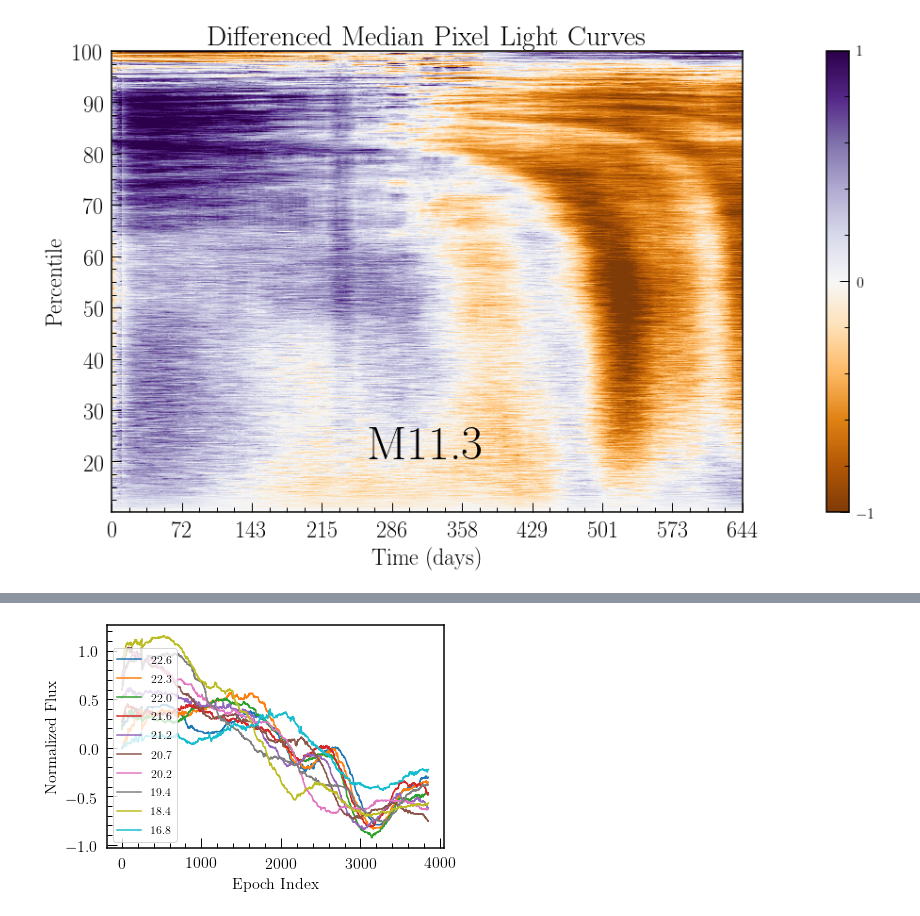
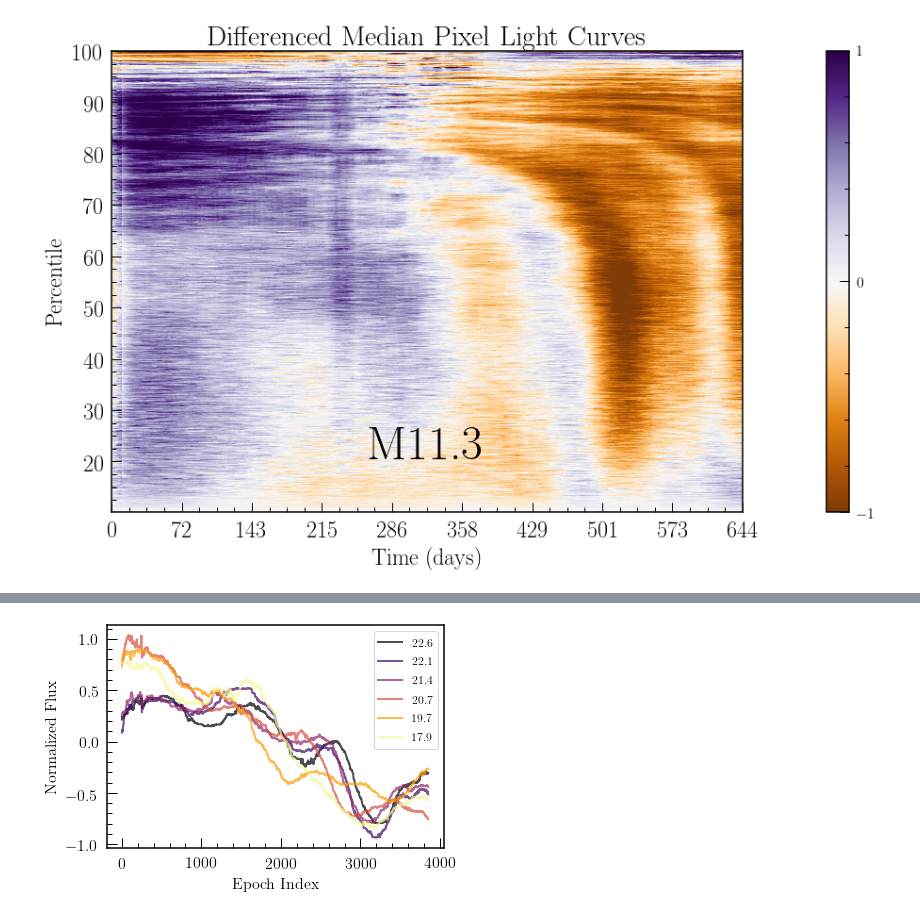
Before and after one commit to jmoreno28/k2_LongTermSystematics, a Jupyter notebook: MakeTemplateSystematicLC.ipynb, the cells around one changed output, grey strips where cells are left out. Saved outputs shown, nothing was run; the diff lists cells and outputs as text; code cells hidden in the pictures.

```diff
--- a/MakeTemplateSystematicLC.ipynb
+++ b/MakeTemplateSystematicLC.ipynb
@@ -114,7 +125,10 @@ plt.tight_layout()
 # %%
-for i in range(0,50,10):
+j = 0
+for i in range(0,300, 50):
     plt.plot(xrange(len(temp2_diff[:,i])),temp2_diff[:,i],
-             label = "{:3.1f}".format(mag_med_bin_edges[i]))
+              label = "{:3.1f}".format(mag_med_bin_edges[i]), color =mag_colors[j*40] )
+    j +=1
+plt.plot(xrange(len(temp2_diff[:,-2])),temp2_diff[:,-2], label = "{:3.1f}".format(mag_med_bin_edges[-2]), alpha = 0.8)
 plt.xlabel("Epoch Index")
 plt.ylabel("Normalized Flux")
 plt.legend()
@@ -147,5 +161,7 @@ create_pixel_map(gen,lc2)
 flux_med_bin_edges = np.nanmedian(lc2[:,:,2], axis=0)
 mag_med_bin_edges = fluxToMag(flux_med_bin_edges)
 # %%
+#minimal smoothing (10 cadences)
+temp_med_2 = plot_template.smooth_template(lc2[:,:,2], smooth=10, image=True,differenced=False)
 temp_med = plot_template.smooth_template(lc2[:,:,2], smooth=500, image=True,differenced=False)
 temp_diff = plot_template.smooth_template(lc2[:,:,2], smooth=500, image=True,differenced=True)
@@ -152,7 +170,7 @@ temp_diff = plot_template.smooth_template(lc2[:,:,2], smooth=500, image=True,dif
 # %%
-for i in range(200,500,30):
+for i in range(200,500,50):
     plt.plot(xrange(len(temp_med[:,i])),temp_med[:,i],
-             label = "{:3.1f}".format(mag_med_bin_edges[i]))
+             label = "{:3.1f}".format(mag_med_bin_edges[i]),lw = 2, color = mag_colors[i-200])
 plt.xlabel("Epoch Index")
 plt.ylabel("Normalized Flux")
 plt.legend()
@@ -161,0 +186,8 @@ plt.tight_layout()
+# %%
+for i in range(200,500,40):
+    plt.plot(xrange(len(temp_med_2[:,i])),temp_med_2[:,i],
+             label = "{:3.1f}".format(mag_med_bin_edges[i]),color = mag_colors[(i-200)/2])
+plt.xlabel("Epoch Index")
+plt.ylabel("Normalized Flux")
+plt.legend()
+plt.tight_layout()
@@ -162,11 +196,11 @@ plt.tight_layout()
 # %%
-for i in range(200,500,30):
+for i in range(200,500,50):
     plt.plot(xrange(len(temp_diff[:,i])),temp_diff[:,i],
-             label = "{:3.1f}".format(mag_med_bin_edges[i]))
+             label = "{:3.1f}".format(mag_med_bin_edges[i]),lw = 2,  color = mag_colors[i-200])
 plt.xlabel("Epoch Index")
 plt.ylabel("Normalized Flux")
 plt.legend()
 plt.tight_layout()
 # %% [output]
-[figure, old version]
+[figure, new version]
 # %%
```
Also changed, not shown: parts of 15 cells of this notebook.
